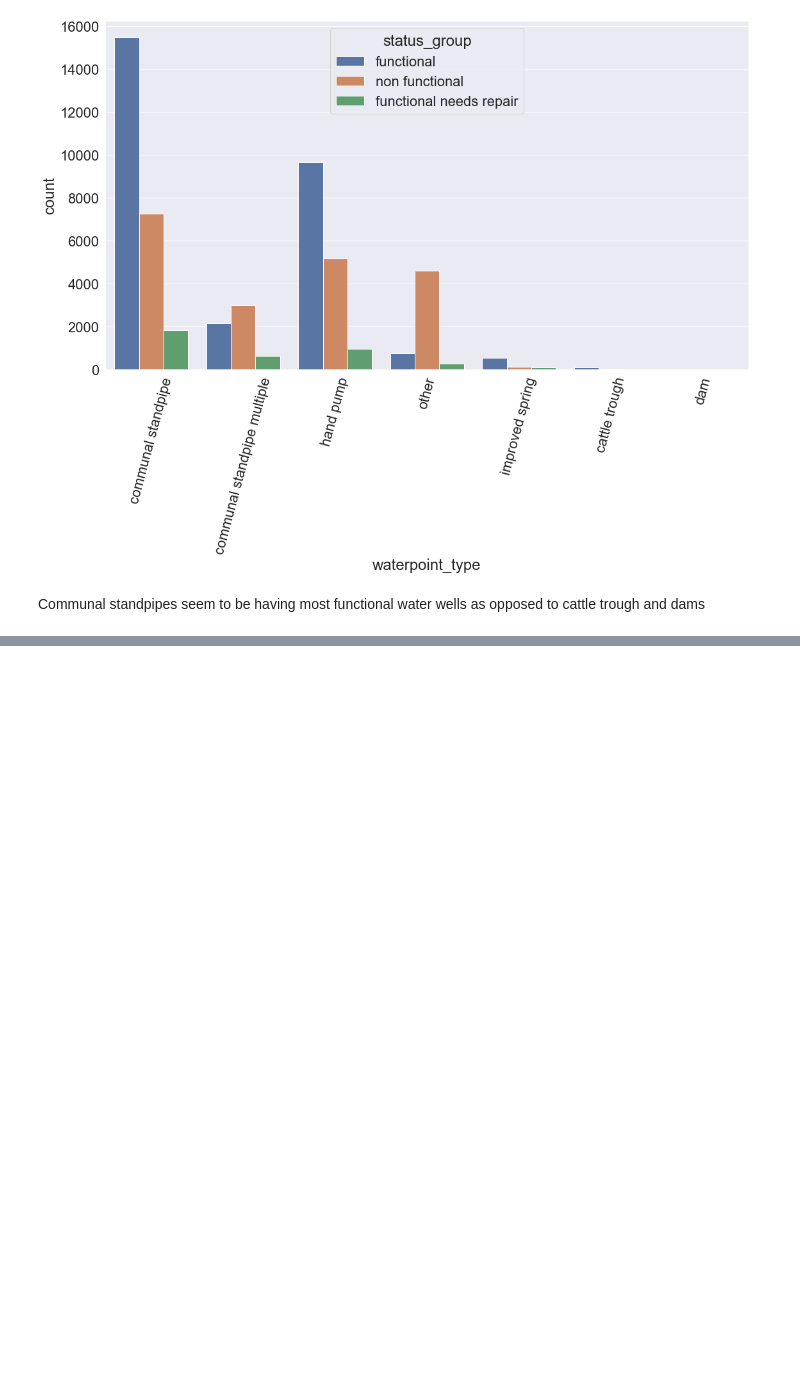
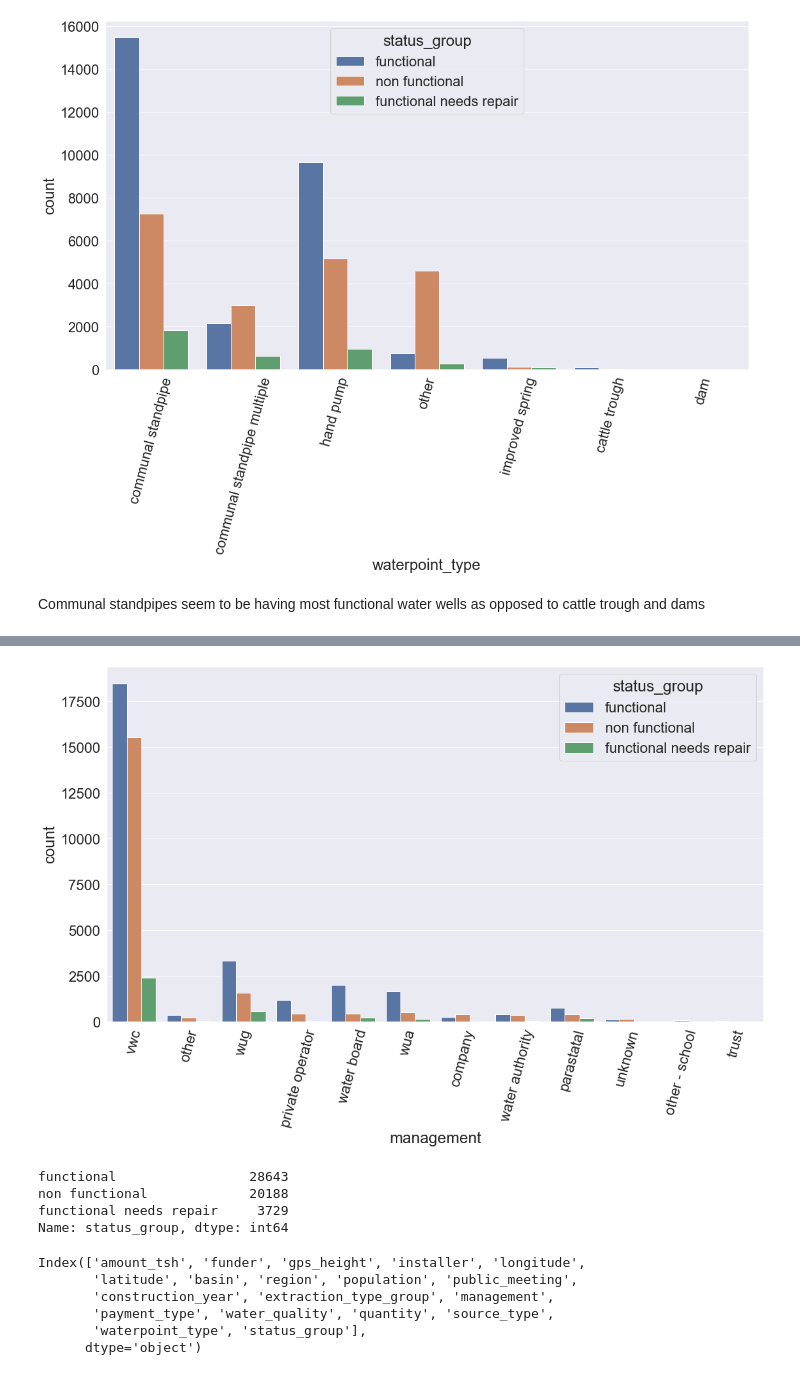
Before and after one commit to atienosonia/Tanzanian_Water_Wells, a Jupyter notebook: student.ipynb, the cells around one changed output, grey strips where cells are left out. Cells and saved outputs as stored; diff of their text form; code cells hidden in the pictures; blank space fills up the shorter version.

```diff
--- a/student.ipynb
+++ b/student.ipynb
@@ -1053,0 +1064,13 @@ Communal standpipes seem to be having most functional water wells as opposed to
+# %%
+plt.figure(figsize=(18,10))
+ax = sns.countplot(x='management', hue="status_group", data=df)
+plt.xticks(rotation=75);
+# %% [output]
+[figure, added]
+# %%
+df.status_group.value_counts()
+# %% [output]
+functional                 28643
+non functional             20188
+functional needs repair     3729
+Name: status_group, dtype: int64
@@ -1053,0 +1079,9 @@ Communal standpipes seem to be having most functional water wells as opposed to
+# %%
+df.columns
+# %% [output]
+Index(['amount_tsh', 'funder', 'gps_height', 'installer', 'longitude',
+       'latitude', 'basin', 'region', 'population', 'public_meeting',
+       'construction_year', 'extraction_type_group', 'management',
+       'payment_type', 'water_quality', 'quantity', 'source_type',
+       'waterpoint_type', 'status_group'],
+      dtype='object')
```
Also changed, not shown: parts of 37 cells of this notebook, 3 other files.
